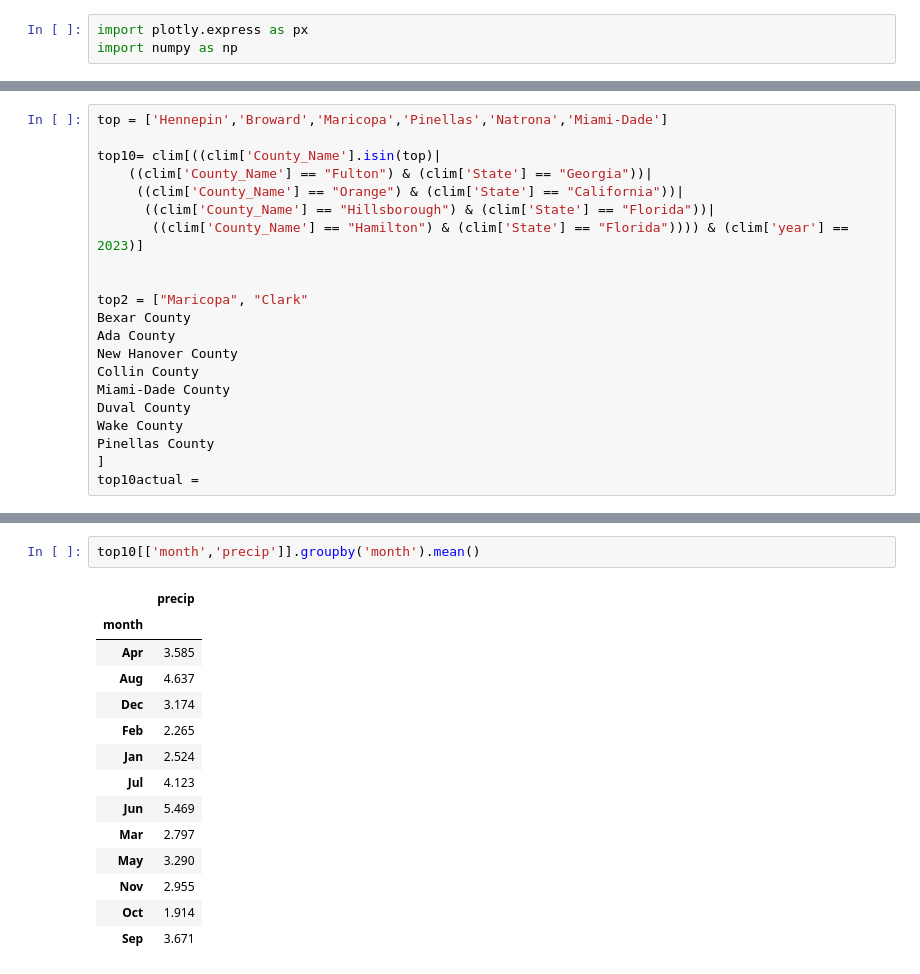
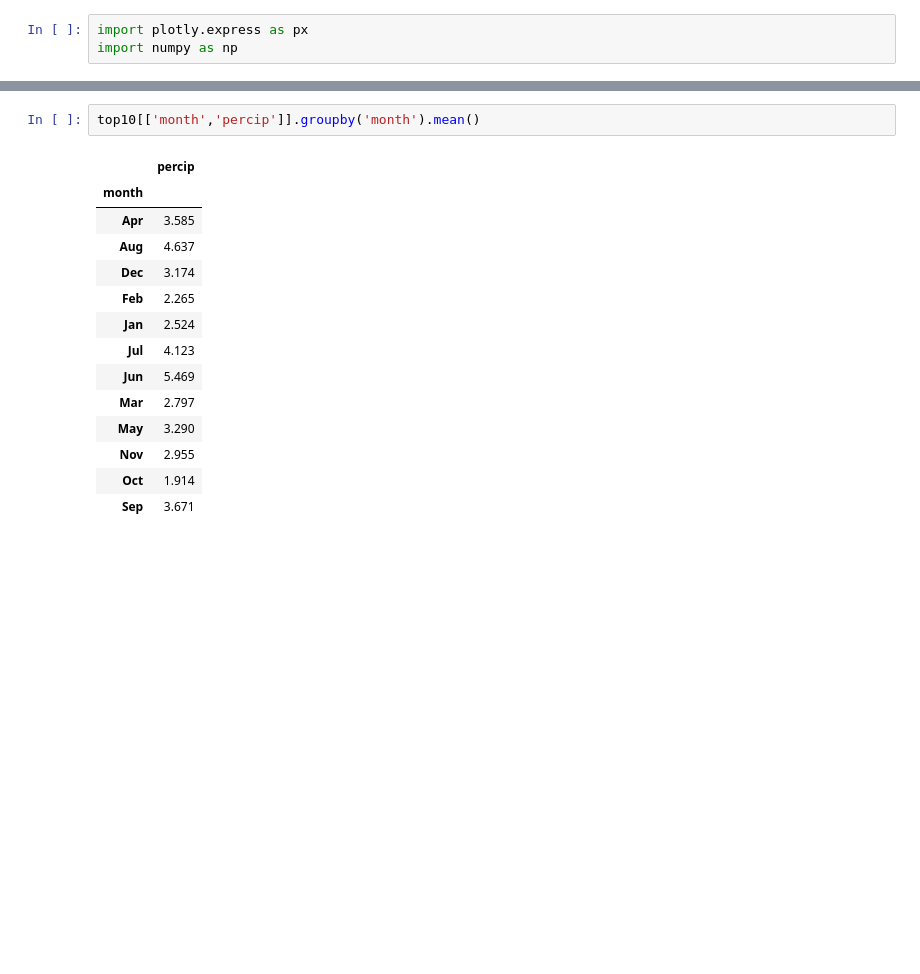
Before and after one commit to randaama/DS4002_Group2_Project2, a Jupyter notebook: SCRIPTS/analysis.ipynb, the cells around one changed output, grey strips where cells are left out. Saved outputs shown, nothing was run; the diff lists cells and outputs as text; blank space fills up the shorter version.

```diff
--- a/SCRIPTS/analysis.ipynb
+++ b/SCRIPTS/analysis.ipynb
@@ -50,21 +32,0 @@ clim[clim['County_Name'] == "Fulton"]
-# %%
-top = ['Hennepin','Broward','Maricopa','Pinellas','Natrona','Miami-Dade']
-
-top10= clim[((clim['County_Name'].isin(top)|
-    ((clim['County_Name'] == "Fulton") & (clim['State'] == "Georgia"))|
-     ((clim['County_Name'] == "Orange") & (clim['State'] == "California"))|
-      ((clim['County_Name'] == "Hillsborough") & (clim['State'] == "Florida"))|
-       ((clim['County_Name'] == "Hamilton") & (clim['State'] == "Florida")))) & (clim['year'] == 2023)]
-
-
-top2 = ["Maricopa", "Clark"
-Bexar County
-Ada County
-New Hanover County
-Collin County
-Miami-Dade County
-Duval County
-Wake County
-Pinellas County
-]
-top10actual =
@@ -107,9 +146,9 @@ top10[['month','temp']].groupby('month').mean()
 | Oct | 68.09 |
 | Sep | 76.21 |
 # %%
-top10[['month','precip']].groupby('month').mean()
+top10[['month','percip']].groupby('month').mean()
 # %% [output]
-|  | precip |
+|  | percip |
 | month |  |
 | Apr | 3.585 |
 | Aug | 4.637 |
```
Also changed, not shown: parts of 19 cells of this notebook.
